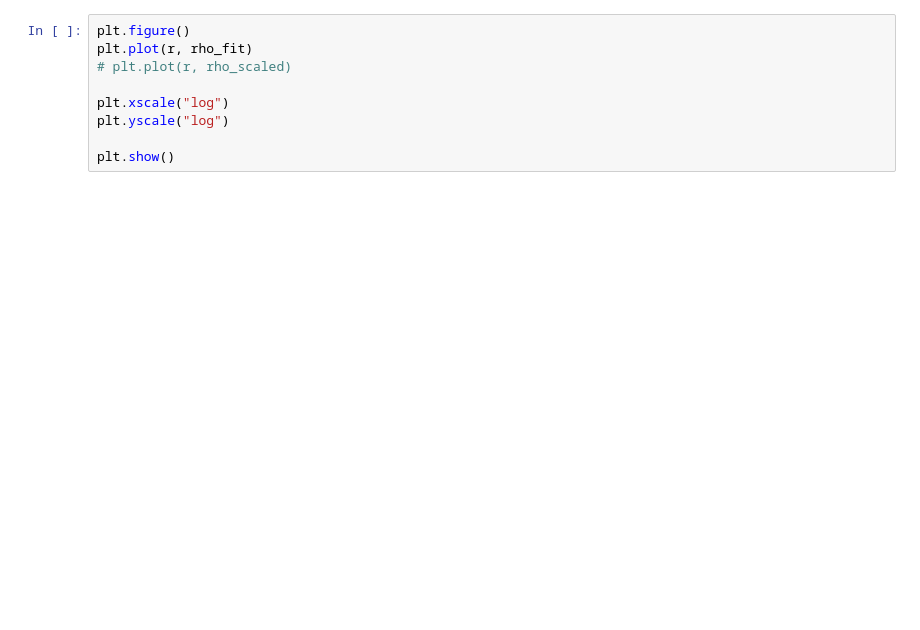
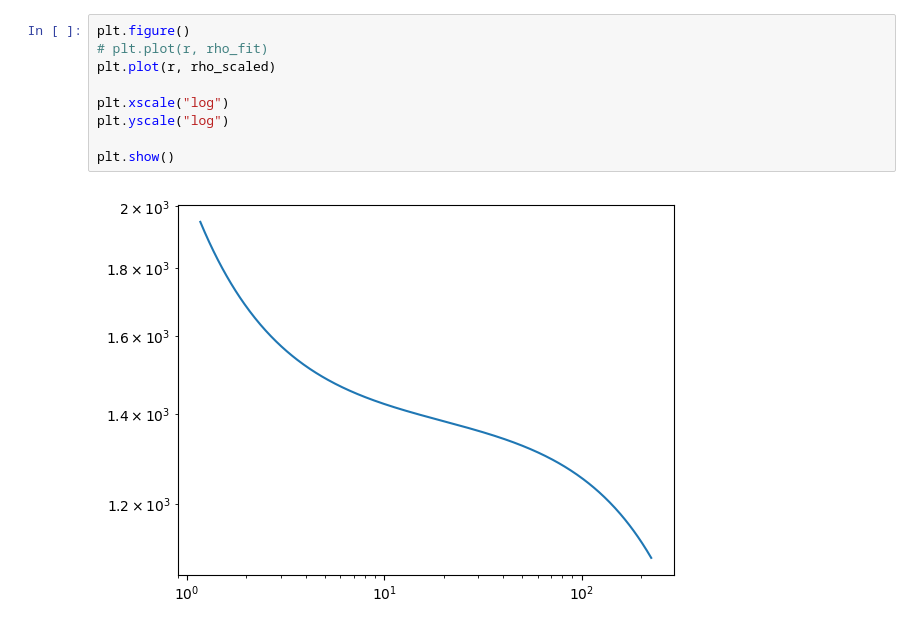
Before and after one commit to Richard-Sti/CDMProfile, a Jupyter notebook: notebooks/examples/fit_single.ipynb, the cells around one changed output. Cells and saved outputs as stored; diff of their text form; blank space fills up the shorter version.

```diff
--- a/notebooks/examples/fit_single.ipynb
+++ b/notebooks/examples/fit_single.ipynb
@@ -201,9 +274,11 @@ Plotting Halo 7783 with Rs=254.91318; a0=-0.97887
 # %%
 plt.figure()
-plt.plot(r, rho_fit)
-# plt.plot(r, rho_scaled)
+# plt.plot(r, rho_fit)
+plt.plot(r, rho_scaled)
 
 plt.xscale("log")
 plt.yscale("log")
 
 plt.show()
+# %% [output]
+[figure, added]
```
Also changed, not shown: parts of 9 cells of this notebook.
